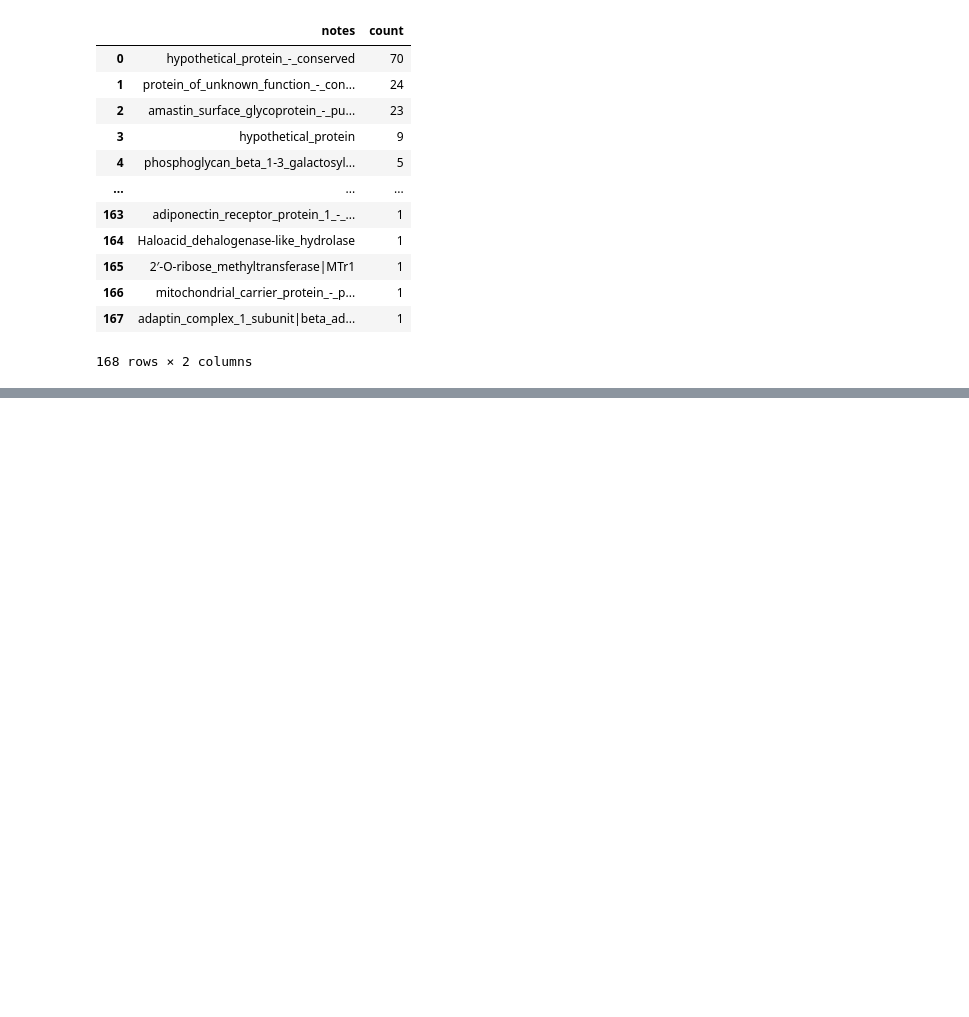
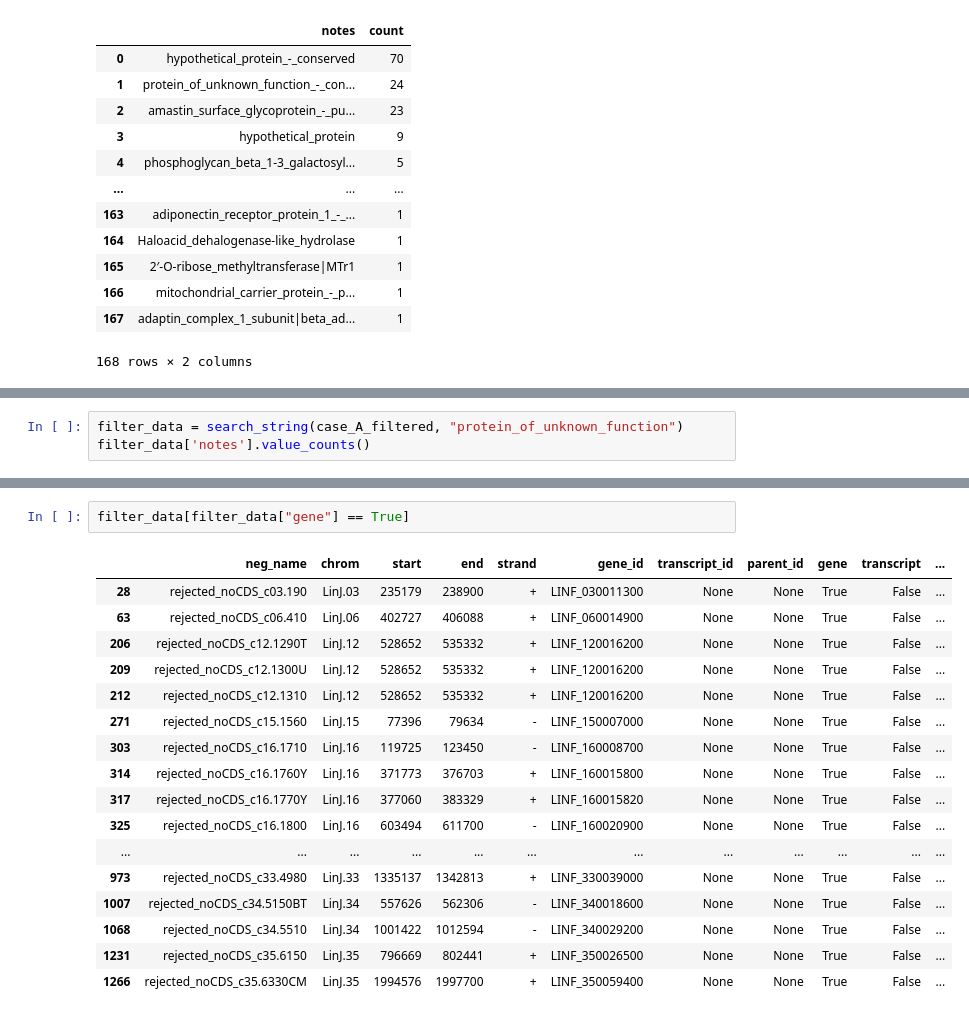
Before and after one commit to Viskuit/Test_BEDOPS, a Jupyter notebook: 25.Negative_analysis/1.NEGATIVE_location_Analysis.ipynb, the cells around one changed output, grey strips where cells are left out. Drawn from its saved outputs; the diff is of its cells as text; blank space fills up the shorter version.

Commit message:
Filtered data for hypothetical protein, protein of unknown function, amastin and ubiquitin

```diff
--- a/25.Negative_analysis/1.NEGATIVE_location_Analysis.ipynb
+++ b/25.Negative_analysis/1.NEGATIVE_location_Analysis.ipynb
@@ -1310,0 +1088,3 @@ to_filter[to_filter['gene'] == True]
+# %%
+filter_data = search_string(case_A_filtered, "protein_of_unknown_function")
+filter_data['notes'].value_counts()
@@ -1310,0 +1102,20 @@ to_filter[to_filter['gene'] == True]
+# %%
+filter_data[filter_data["gene"] == True]
+# %% [output]
+|  | neg_name | chrom | start | end | strand | gene_id | transcript_id | parent_id | gene | transcript | ... |
+| 28 | rejected_noCDS_c03.190 | LinJ.03 | 235179 | 238900 | + | LINF_030011300 | None | None | True | False | ... |
+| 63 | rejected_noCDS_c06.410 | LinJ.06 | 402727 | 406088 | + | LINF_060014900 | None | None | True | False | ... |
+| 206 | rejected_noCDS_c12.1290T | LinJ.12 | 528652 | 535332 | + | LINF_120016200 | None | None | True | False | ... |
+| 209 | rejected_noCDS_c12.1300U | LinJ.12 | 528652 | 535332 | + | LINF_120016200 | None | None | True | False | ... |
+| 212 | rejected_noCDS_c12.1310 | LinJ.12 | 528652 | 535332 | + | LINF_120016200 | None | None | True | False | ... |
+| 271 | rejected_noCDS_c15.1560 | LinJ.15 | 77396 | 79634 | - | LINF_150007000 | None | None | True | False | ... |
+| 303 | rejected_noCDS_c16.1710 | LinJ.16 | 119725 | 123450 | - | LINF_160008700 | None | None | True | False | ... |
+| 314 | rejected_noCDS_c16.1760Y | LinJ.16 | 371773 | 376703 | + | LINF_160015800 | None | None | True | False | ... |
+| 317 | rejected_noCDS_c16.1770Y | LinJ.16 | 377060 | 383329 | + | LINF_160015820 | None | None | True | False | ... |
+| 325 | rejected_noCDS_c16.1800 | LinJ.16 | 603494 | 611700 | - | LINF_160020900 | None | None | True | False | ... |
+| ... | ... | ... | ... | ... | ... | ... | ... | ... | ... | ... | ... |
+| 973 | rejected_noCDS_c33.4980 | LinJ.33 | 1335137 | 1342813 | + | LINF_330039000 | None | None | True | False | ... |
+| 1007 | rejected_noCDS_c34.5150BT | LinJ.34 | 557626 | 562306 | - | LINF_340018600 | None | None | True | False | ... |
+| 1068 | rejected_noCDS_c34.5510 | LinJ.34 | 1001422 | 1012594 | - | LINF_340029200 | None | None | True | False | ... |
+| 1231 | rejected_noCDS_c35.6150 | LinJ.35 | 796669 | 802441 | + | LINF_350026500 | None | None | True | False | ... |
+| 1266 | rejected_noCDS_c35.6330CM | LinJ.35 | 1994576 | 1997700 | + | LINF_350059400 | None | None | True | False | ... |
```
Also changed, not shown: parts of 57 cells of this notebook.
